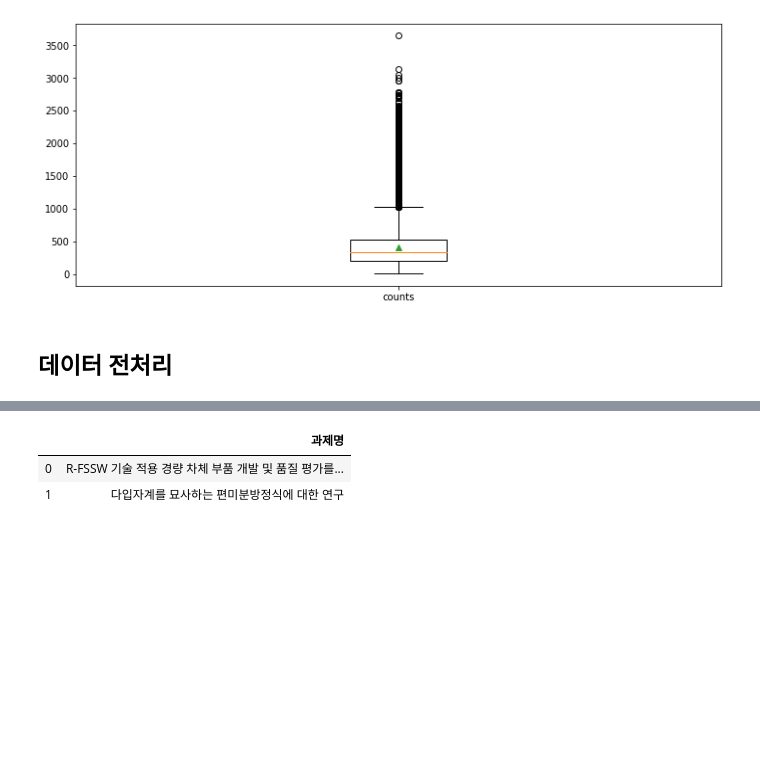
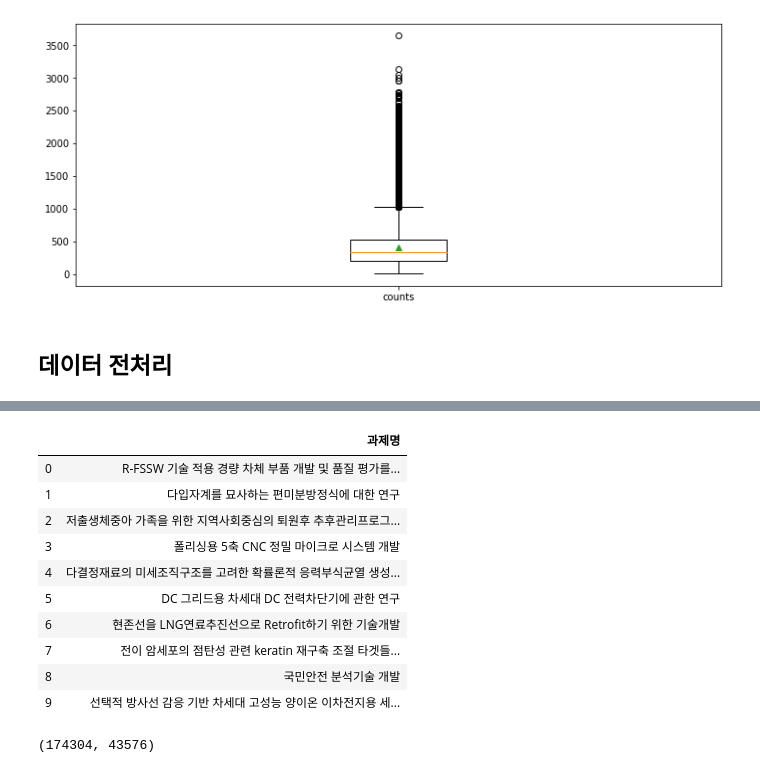
Before and after one commit to ohikendoit/Climate-Technology-Classification-Dacon.io, a Jupyter notebook: notebook/Random_Forest_Baseline.ipynb, the cells around one changed output, grey strips where cells are left out. Cells and saved outputs as stored; diff of their text form; code cells hidden in the pictures; blank space fills up the shorter version.

```diff
--- a/notebook/Random_Forest_Baseline.ipynb
+++ b/notebook/Random_Forest_Baseline.ipynb
@@ -158,8 +139,16 @@ train.head(2)
 # %%
-test.head(2)
+test.head(10)
 # %% [output]
 |  | 과제명 |
 | 0 | R-FSSW 기술 적용 경량 차체 부품 개발 및 품질 평가를... |
 | 1 | 다입자계를 묘사하는 편미분방정식에 대한 연구 |
+| 2 | 저출생체중아 가족을 위한 지역사회중심의 퇴원후 추후관리프로그... |
+| 3 | 폴리싱용 5축 CNC 정밀 마이크로 시스템 개발 |
+| 4 | 다결정재료의 미세조직구조를 고려한 확률론적 응력부식균열 생성... |
+| 5 | DC 그리드용 차세대 DC 전력차단기에 관한 연구 |
+| 6 | 현존선을 LNG연료추진선으로 Retrofit하기 위한 기술개발 |
+| 7 | 전이 암세포의 점탄성 관련 keratin 재구축 조절 타겟들... |
+| 8 | 국민안전 분석기술 개발 |
+| 9 | 선택적 방사선 감응 기반 차세대 고성능 양이온 이차전지용 세... |
 # %%
 #1. re.sub 한글 및 공백을 제외한 문자 제거
@@ -179,0 +181,4 @@ clean_test_text=[]
+# %%
+len(clean_train_text), len(clean_test_text)
+# %% [output]
+(174304, 43576)
```
Also changed, not shown: parts of 11 cells of this notebook.
